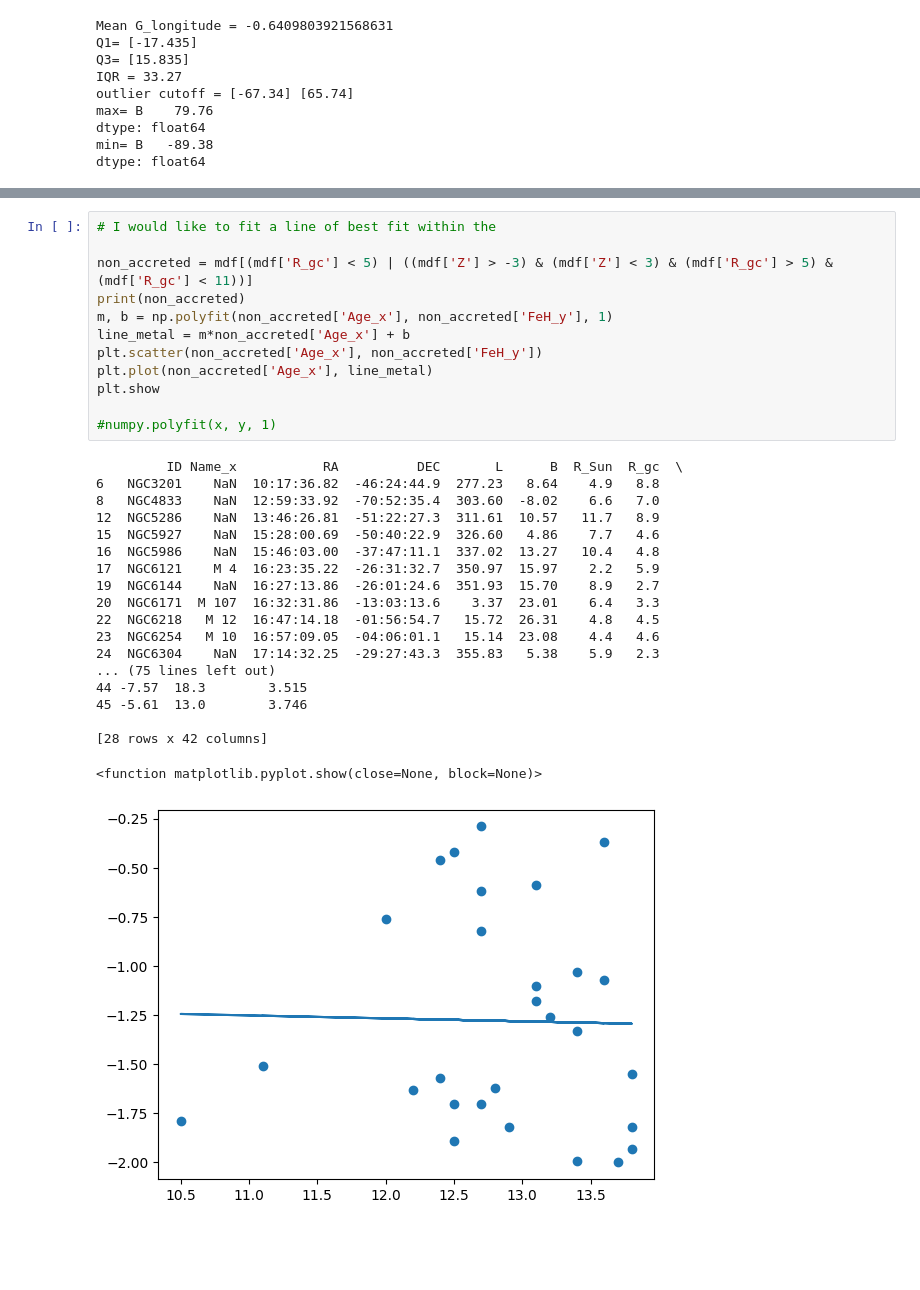
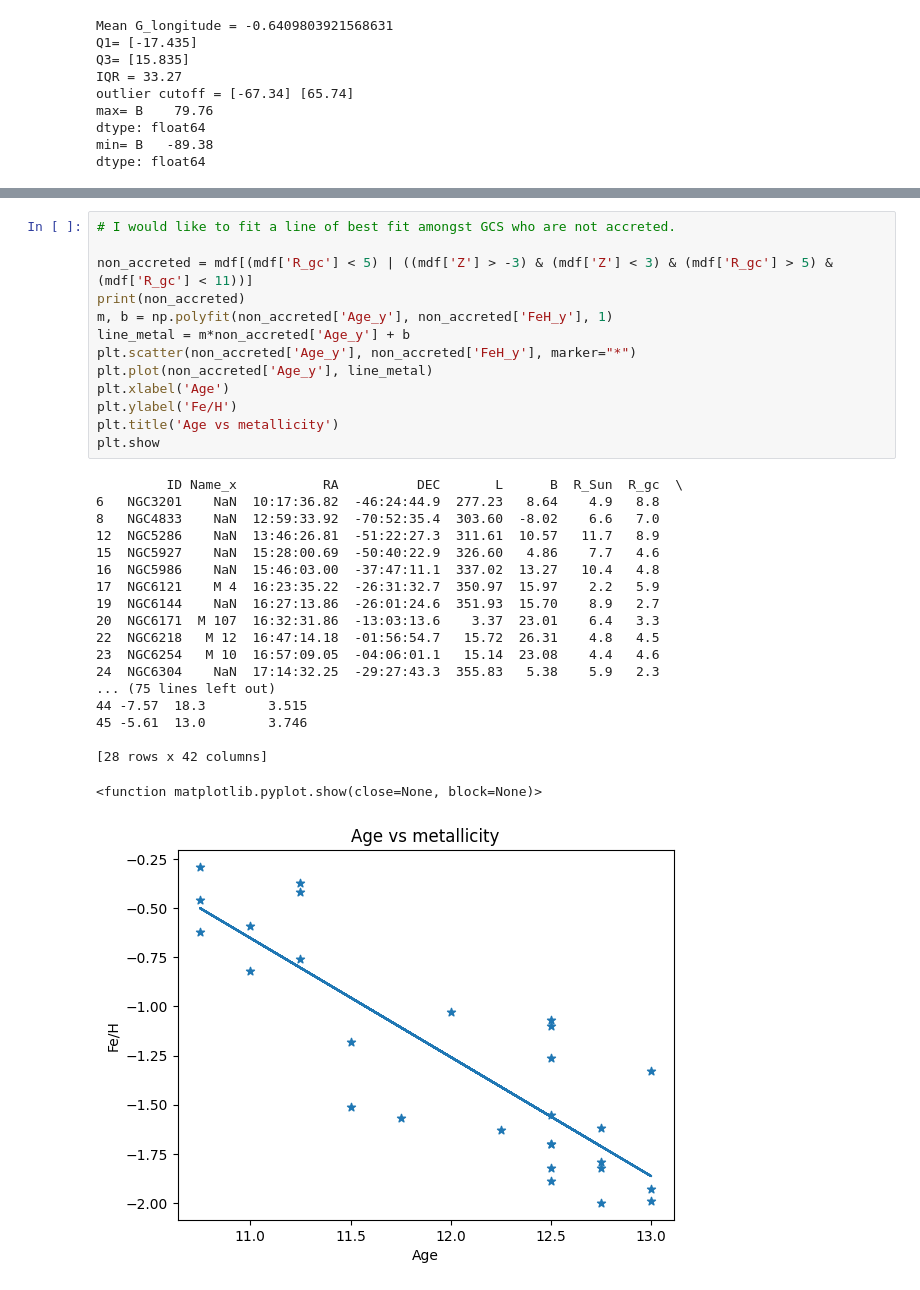
Before and after one commit to matilda-2116/3116_assignment_AshtonMatildaVix, a Jupyter notebook: Krause21.ipynb, the cells around one changed output, grey strips where cells are left out. Cells and saved outputs as stored; diff of their text form; blank space fills up the shorter version.

```diff
--- a/Krause21.ipynb
+++ b/Krause21.ipynb
@@ -268,32 +261,33 @@ plt.show
 # %%
-# I would like to fit a line of best fit within the
+# I would like to fit a line of best fit amongst GCS who are not accreted.
 
 non_accreted = mdf[(mdf['R_gc'] < 5) | ((mdf['Z'] > -3) & (mdf['Z'] < 3) & (mdf['R_gc'] > 5) & (mdf['R_gc'] < 11))]
 print(non_accreted)
-m, b = np.polyfit(non_accreted['Age_x'], non_accreted['FeH_y'], 1)
-line_metal = m*non_accreted['Age_x'] + b
-plt.scatter(non_accreted['Age_x'], non_accreted['FeH_y'])
-plt.plot(non_accreted['Age_x'], line_metal)
+m, b = np.polyfit(non_accreted['Age_y'], non_accreted['FeH_y'], 1)
+line_metal = m*non_accreted['Age_y'] + b
+plt.scatter(non_accreted['Age_y'], non_accreted['FeH_y'], marker="*")
+plt.plot(non_accreted['Age_y'], line_metal)
+plt.xlabel('Age')
+plt.ylabel('Fe/H')
+plt.title('Age vs metallicity')
 plt.show
-
-#numpy.polyfit(x, y, 1)
 # %% [output]
          ID Name_x           RA          DEC       L      B  R_Sun  R_gc  \
 6   NGC3201    NaN  10:17:36.82  -46:24:44.9  277.23   8.64    4.9   8.8
 8   NGC4833    NaN  12:59:33.92  -70:52:35.4  303.60  -8.02    6.6   7.0
 12  NGC5286    NaN  13:46:26.81  -51:22:27.3  311.61  10.57   11.7   8.9
 15  NGC5927    NaN  15:28:00.69  -50:40:22.9  326.60   4.86    7.7   4.6
 16  NGC5986    NaN  15:46:03.00  -37:47:11.1  337.02  13.27   10.4   4.8
 17  NGC6121    M 4  16:23:35.22  -26:31:32.7  350.97  15.97    2.2   5.9
 19  NGC6144    NaN  16:27:13.86  -26:01:24.6  351.93  15.70    8.9   2.7
 20  NGC6171  M 107  16:32:31.86  -13:03:13.6    3.37  23.01    6.4   3.3
 22  NGC6218   M 12  16:47:14.18  -01:56:54.7   15.72  26.31    4.8   4.5
 23  NGC6254   M 10  16:57:09.05  -04:06:01.1   15.14  23.08    4.4   4.6
 24  NGC6304    NaN  17:14:32.25  -29:27:43.3  355.83   5.38    5.9   2.3
 ... (75 lines left out)
 44 -7.57  18.3        3.515
 45 -5.61  13.0        3.746
 
 [28 rows x 42 columns]
 <function matplotlib.pyplot.show(close=None, block=None)>
-[figure, old version]
+[figure, new version]
```
Also changed, not shown: parts of 4 cells of this notebook.
